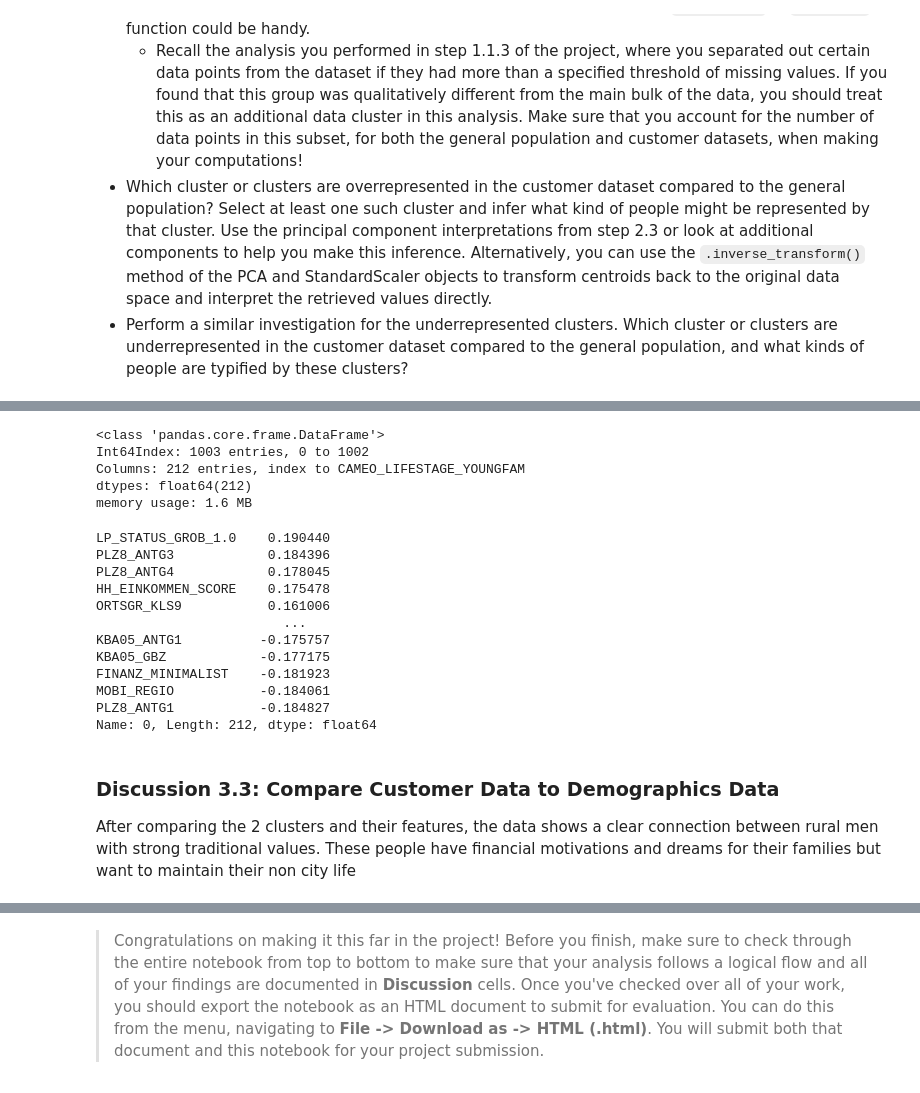
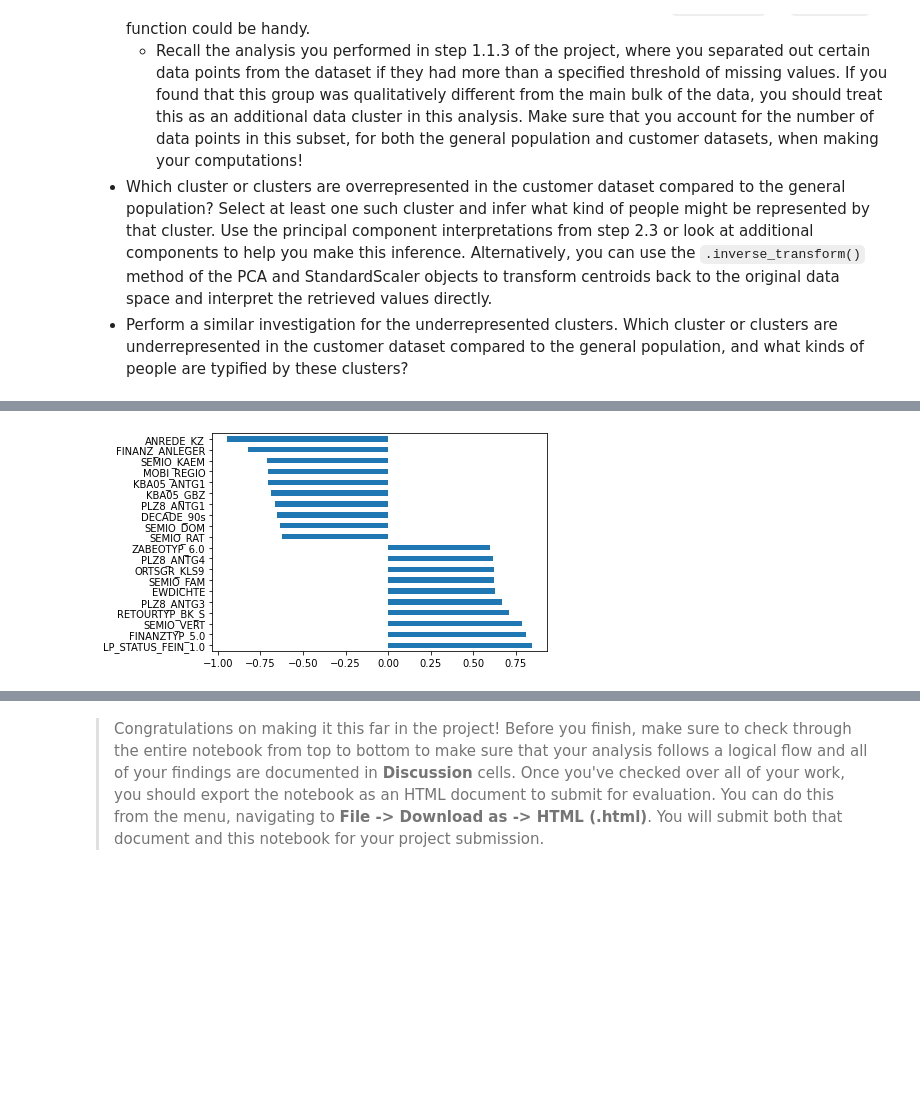
Before and after one commit to Smcgb/Udacity-Unsupervised-Learning, a Jupyter notebook: Udacity Unsupervised Learning/Identify_Customer_Segments.ipynb, the cells around one changed output, grey strips where cells are left out. Cells and saved outputs as stored; diff of their text form; code cells hidden in the pictures; blank space fills up the shorter version.

```diff
--- a/Udacity Unsupervised Learning/Identify_Customer_Segments.ipynb
+++ b/Udacity Unsupervised Learning/Identify_Customer_Segments.ipynb
@@ -1424,27 +1413,0 @@ U_dataframe = pd.DataFrame(data=U_data, index=np.array(range(0, U_data.shape[0])
-# %%
-U_dataframe.info()
-# %% [output]
-<class 'pandas.core.frame.DataFrame'>
-Int64Index: 1003 entries, 0 to 1002
-Columns: 212 entries, index to CAMEO_LIFESTAGE_YOUNGFAM
-dtypes: float64(212)
-memory usage: 1.6 MB
-# %%
-weight(pca, 0, U_dataframe)
-# %% [output]
-LP_STATUS_GROB_1.0    0.190440
-PLZ8_ANTG3            0.184396
-PLZ8_ANTG4            0.178045
-HH_EINKOMMEN_SCORE    0.175478
-ORTSGR_KLS9           0.161006
-                        ...
-KBA05_ANTG1          -0.175757
-KBA05_GBZ            -0.177175
-FINANZ_MINIMALIST    -0.181923
-MOBI_REGIO           -0.184061
-PLZ8_ANTG1           -0.184827
-Name: 0, Length: 212, dtype: float64
-# %% [markdown]
-### Discussion 3.3: Compare Customer Data to Demographics Data
-
-After comparing the 2 clusters and their features, the data shows a clear connection between rural men with strong traditional values. These people have financial motivations and dreams for their families but want to maintain their non city life
@@ -1450,0 +1425,12 @@ After comparing the 2 clusters and their features, the data shows a clear connec
+# %%
+over_represented = 3
+under_represented = 1
+# %%
+# Creates a dataframe from the cluster chosen, inverse_transforms the PCA to retrieve the feature values
+Over_rep_DF = pd.DataFrame.from_dict(dict(zip(cus_clean_impute_scale.columns, pca.inverse_transform(azmodel_6.cluster_centers_[over_represented]))), orient='index').rename(
+columns={0: 'feature_values'}).sort_values('feature_values', ascending=False)
+
+Over_rep_DF['feature_values_abs'] = abs(Over_rep_DF['feature_values'])
+pd.concat((Over_rep_DF['feature_values'][:10], Over_rep_DF['feature_values'][-10:]), axis=0).plot(kind='barh');
+# %% [output]
+[figure, added]
```
Also changed, not shown: parts of 30 cells of this notebook, 1 other file.
